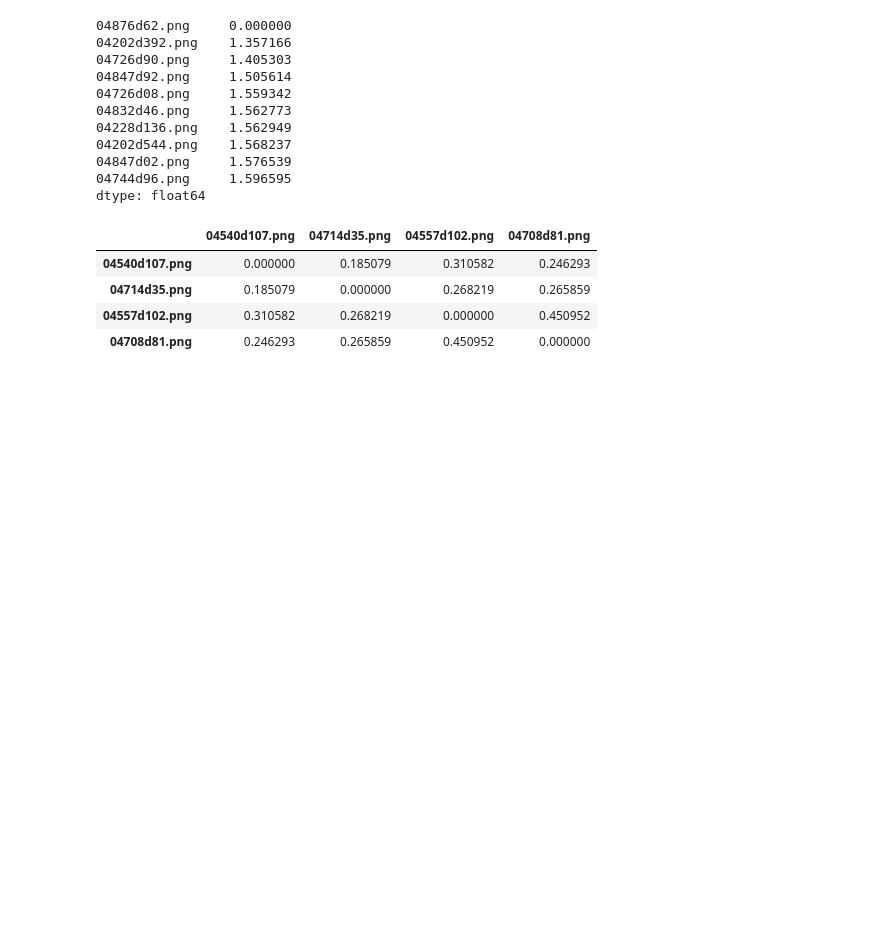
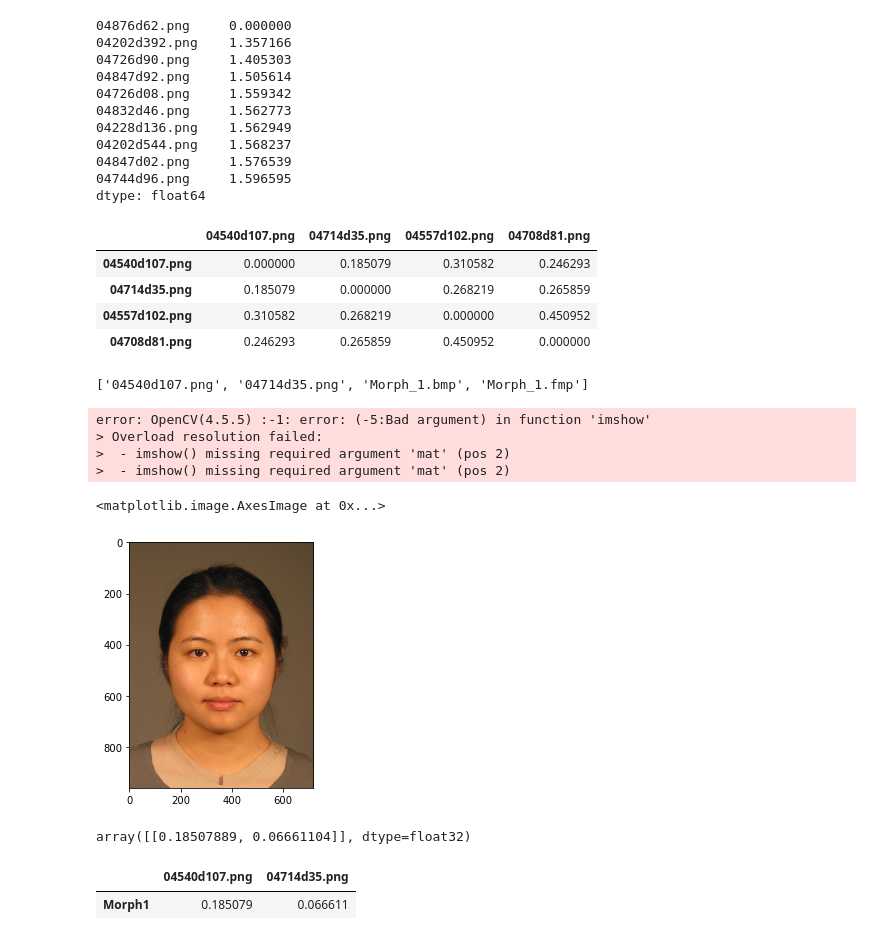
Before and after one commit to AlexAbades/Biometric-system, a Jupyter notebook: data-assembly.ipynb, the cells around one changed output. Saved outputs shown, nothing was run; the diff lists cells and outputs as text; code cells hidden in the pictures; blank space fills up the shorter version.

Commit message:
dataframe function

```diff
--- a/data-assembly.ipynb
+++ b/data-assembly.ipynb
@@ -266,3 +257,29 @@ df.loc[morph5, morph5]
 | 04714d35.png | 0.185079 | 0.000000 | 0.268219 | 0.265859 |
 | 04557d102.png | 0.310582 | 0.268219 | 0.000000 | 0.450952 |
 | 04708d81.png | 0.246293 | 0.265859 | 0.450952 | 0.000000 |
+# %%
+from os import listdir
+from os.path import isfile, join
+
+mypath = r'./Morph/Morph_1/'
+onlyfiles = [f for f in listdir(mypath) if isfile(join(mypath, f))]
+onlyfiles
+# %% [output]
+['04540d107.png', '04714d35.png', 'Morph_1.bmp', 'Morph_1.fmp']
+# %%
+import cv2
+import skimage.io
+
+I = cv2.imread(mypath+onlyfiles[0])
+cv2.imshow(I)
+# %% [output]
+error: OpenCV(4.5.5) :-1: error: (-5:Bad argument) in function 'imshow'
+> Overload resolution failed:
+>  - imshow() missing required argument 'mat' (pos 2)
+>  - imshow() missing required argument 'mat' (pos 2)
+# %%
+I = skimage.io.imread(mypath+onlyfiles[2])
+skimage.io.imshow(I)
+# %% [output]
+<matplotlib.image.AxesImage at 0x...>
+[figure, added]
@@ -268,0 +300,17 @@ df.loc[morph5, morph5]
+# %%
+mypath
+photos1 = onlyfiles[:-1]
+
+path2 = [mypath+i for i in photos1]
+path2
+
+md1 = compute_new_distances(path2[0], path2[1:])
+md1
+# %% [output]
+array([[0.18507889, 0.06661104]], dtype=float32)
+# %%
+d = pd.DataFrame(data=md1, index=['Morph1'], columns=onlyfiles[:2])
+d
+# %% [output]
+|  | 04540d107.png | 04714d35.png |
+| Morph1 | 0.185079 | 0.066611 |
```
Also changed, not shown: parts of 9 cells of this notebook.
